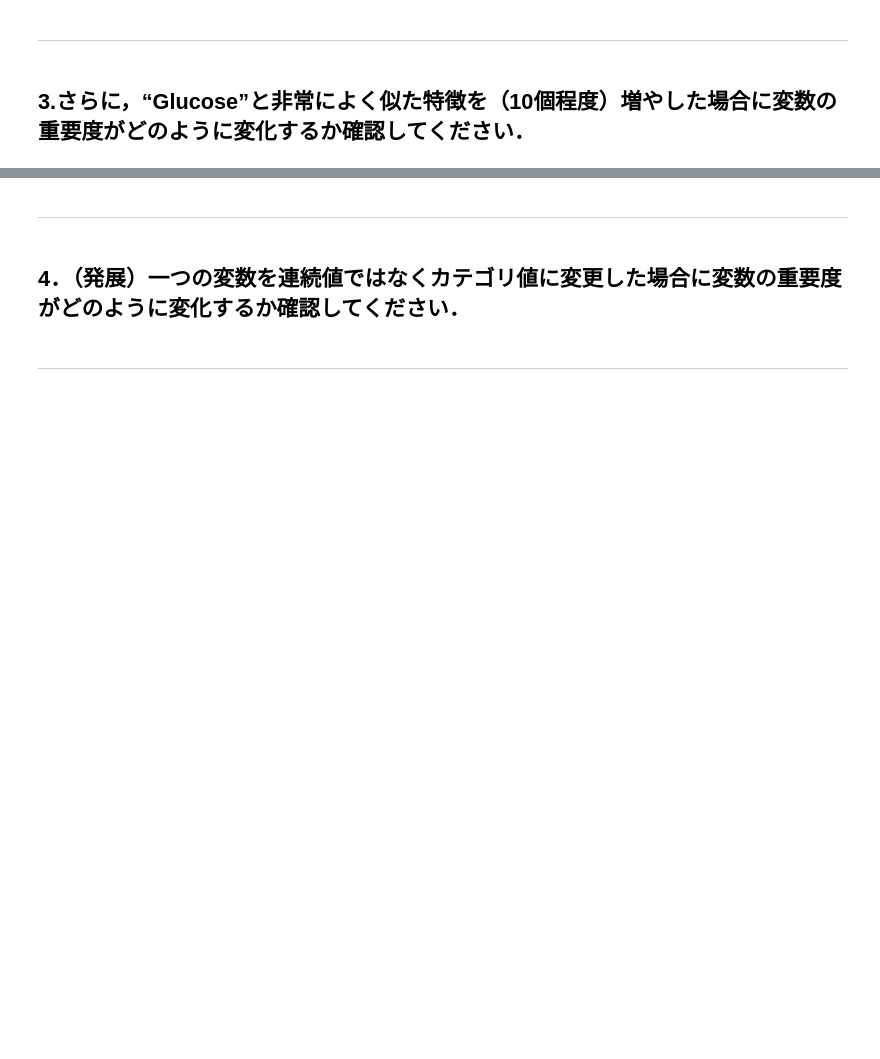
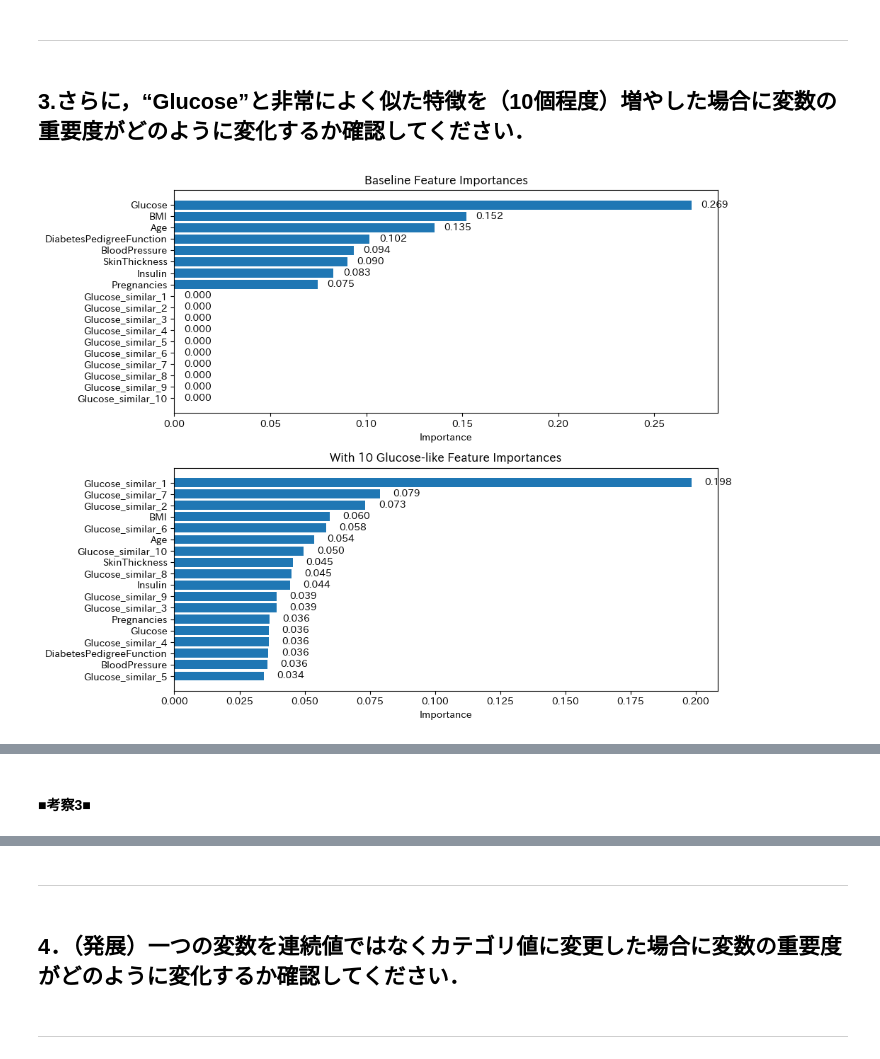
Before and after one commit to souldrive7/ECP, a Jupyter notebook: 教師あり学習‗課題‗飯山先生‗xgboost.ipynb, the cells around one changed output, grey strips where cells are left out. Drawn from its saved outputs; the diff is of its cells as text; code cells hidden in the pictures; blank space fills up the shorter version.

```diff
--- a/教師あり学習‗課題‗飯山先生‗xgboost.ipynb
+++ b/教師あり学習‗課題‗飯山先生‗xgboost.ipynb
@@ -410,3 +404,67 @@ print("元の Glucose のスコアがやや低下していることが確認で
 ---
 # %% [markdown]
 ## 3.さらに，“Glucose”と非常によく似た特徴を（10個程度）増やした場合に変数の重要度がどのように変化するか確認してください．
+# %%
+import numpy as np
+import pandas as pd
+import matplotlib.pyplot as plt
+import xgboost as xgb
+
+# --- ① ベースラインモデルの学習 ---
+X_base = df.drop(columns='Outcome')
+y_base = df['Outcome']
+model_base = xgb.XGBClassifier(eval_metric='logloss', random_state=0)
+model_base.fit(X_base, y_base)
+imp_base = dict(zip(X_base.columns, model_base.feature_importances_))
+
+# --- ② “Glucose” と非常によく似た特徴を10個追加したモデルの学習 ---
+df10 = df.copy()
+np.random.seed(0)
+for i in range(1, 11):
+    df10[f'Glucose_similar_{i}'] = (
+        df10['Glucose'] + np.random.normal(0, np.sqrt(5), size=df10.shape[0])
+    )
+X10 = df10.drop(columns='Outcome')
+y10 = df10['Outcome']
+model10 = xgb.XGBClassifier(eval_metric='logloss', random_state=0)
+model10.fit(X10, y10)
+imp10 = dict(zip(X10.columns, model10.feature_importances_))
+
+# --- ③ 重要度マトリクスの作成 ---
+features = X10.columns
+df_imp = pd.DataFrame({
+    'Baseline':        [imp_base.get(f, 0)   for f in features],
+    'With_10_Similar': [imp10.get(f, 0)      for f in features]
+}, index=features)
+
+# --- ④ 棒グラフで可視化（Baseline と With_10_Similar、数値ラベル付き） ---
+# 並び替え
+df_base_sorted = df_imp.sort_values('Baseline', ascending=False)
+df10_sorted     = df_imp.sort_values('With_10_Similar', ascending=False)
+
+fig, axes = plt.subplots(nrows=2, ncols=1, figsize=(10, 8))
+
+# Baseline
+axes[0].barh(df_base_sorted.index, df_base_sorted['Baseline'])
+for i, val in enumerate(df_base_sorted['Baseline']):
+    axes[0].text(val + 0.005, i, f"{val:.3f}", va='center')
+axes[0].invert_yaxis()
+axes[0].set_title('Baseline Feature Importances')
+axes[0].set_xlabel('Importance')
+
+# With 10 Glucose-like Features
+axes[1].barh(df10_sorted.index, df10_sorted['With_10_Similar'])
+for i, val in enumerate(df10_sorted['With_10_Similar']):
+    axes[1].text(val + 0.005, i, f"{val:.3f}", va='center')
+axes[1].invert_yaxis()
+axes[1].set_title('With 10 Glucose-like Feature Importances')
+axes[1].set_xlabel('Importance')
+
+plt.tight_layout()
+plt.show()
+
+# --- ⑤ 重要度マトリクスの出力 ---
+print("Feature Importance Matrix:")
+print(df_imp)
+# %% [output]
+[figure, added]
@@ -412,0 +491,2 @@ print("元の Glucose のスコアがやや低下していることが確認で
+# %% [markdown]
+#### ■考察3■
```
Also changed, not shown: parts of 20 cells of this notebook.
